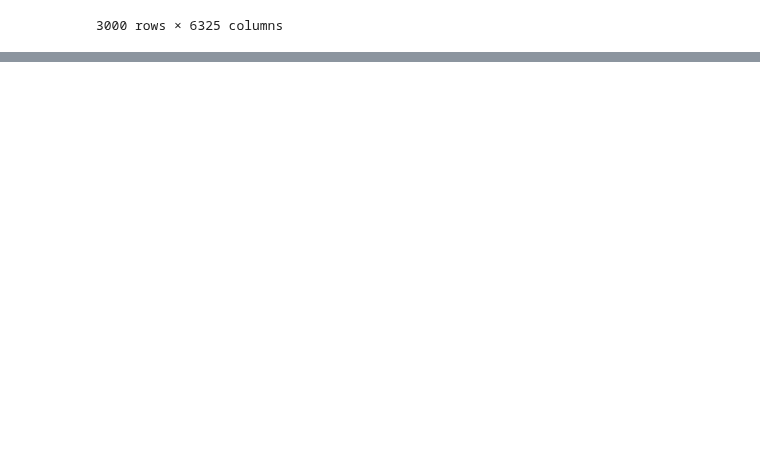
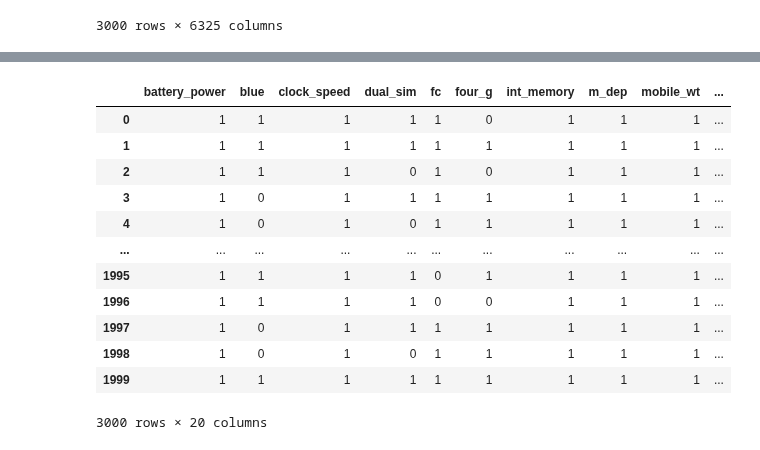
Before and after one commit to sucheerarighthere/bsc_dpdm22, a Jupyter notebook: Project.ipynb, the cells around one changed output, grey strips where cells are left out. Drawn from its saved outputs; the diff is of its cells as text; code cells hidden in the pictures; blank space fills up the shorter version.

```diff
--- a/Project.ipynb
+++ b/Project.ipynb
@@ -449,0 +477,10 @@ rules
+# %%
+import pandas as pd
+
+# Create a sample DataFrame
+df = data
+# Replace all non-zero values with 1 using applymap with a lambda function
+df = df.applymap(lambda x: 1 if x != 0 else 0)
+
+# Display the updated DataFrame
+print(df)
@@ -449,0 +505,16 @@ rules
+# %%
+df
+# %% [output]
+|  | battery_power | blue | clock_speed | dual_sim | fc | four_g | int_memory | m_dep | mobile_wt | ... |
+| 0 | 1 | 1 | 1 | 1 | 1 | 0 | 1 | 1 | 1 | ... |
+| 1 | 1 | 1 | 1 | 1 | 1 | 1 | 1 | 1 | 1 | ... |
+| 2 | 1 | 1 | 1 | 0 | 1 | 0 | 1 | 1 | 1 | ... |
+| 3 | 1 | 0 | 1 | 1 | 1 | 1 | 1 | 1 | 1 | ... |
+| 4 | 1 | 0 | 1 | 0 | 1 | 1 | 1 | 1 | 1 | ... |
+| ... | ... | ... | ... | ... | ... | ... | ... | ... | ... | ... |
+| 1995 | 1 | 1 | 1 | 1 | 0 | 1 | 1 | 1 | 1 | ... |
+| 1996 | 1 | 1 | 1 | 1 | 0 | 0 | 1 | 1 | 1 | ... |
+| 1997 | 1 | 0 | 1 | 1 | 1 | 1 | 1 | 1 | 1 | ... |
+| 1998 | 1 | 0 | 1 | 0 | 1 | 1 | 1 | 1 | 1 | ... |
+| 1999 | 1 | 1 | 1 | 1 | 1 | 1 | 1 | 1 | 1 | ... |
+3000 rows × 20 columns
```
Also changed, not shown: parts of 59 cells of this notebook.
